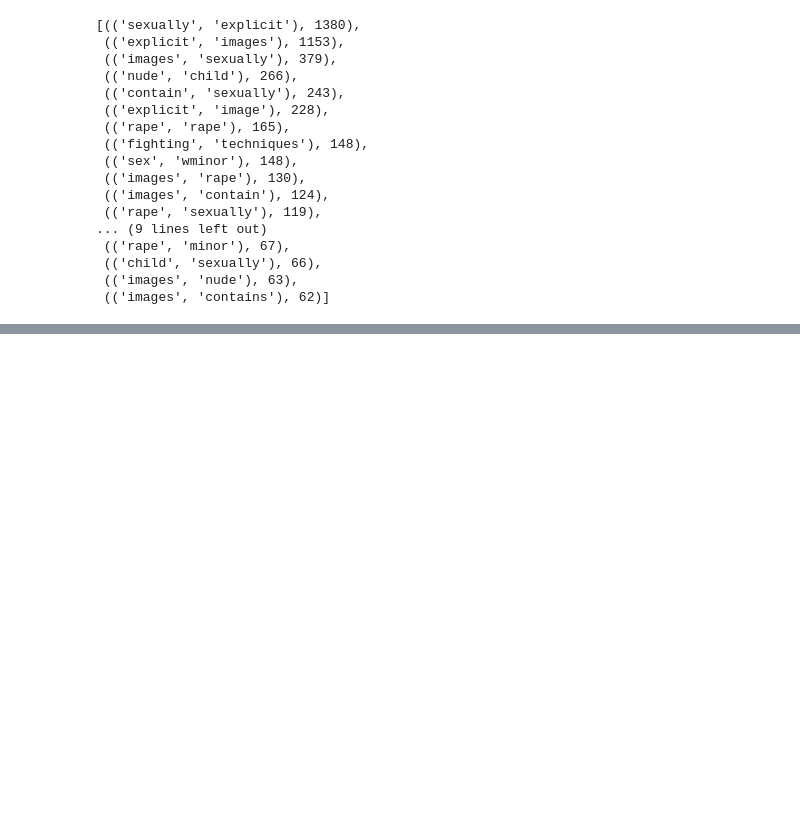
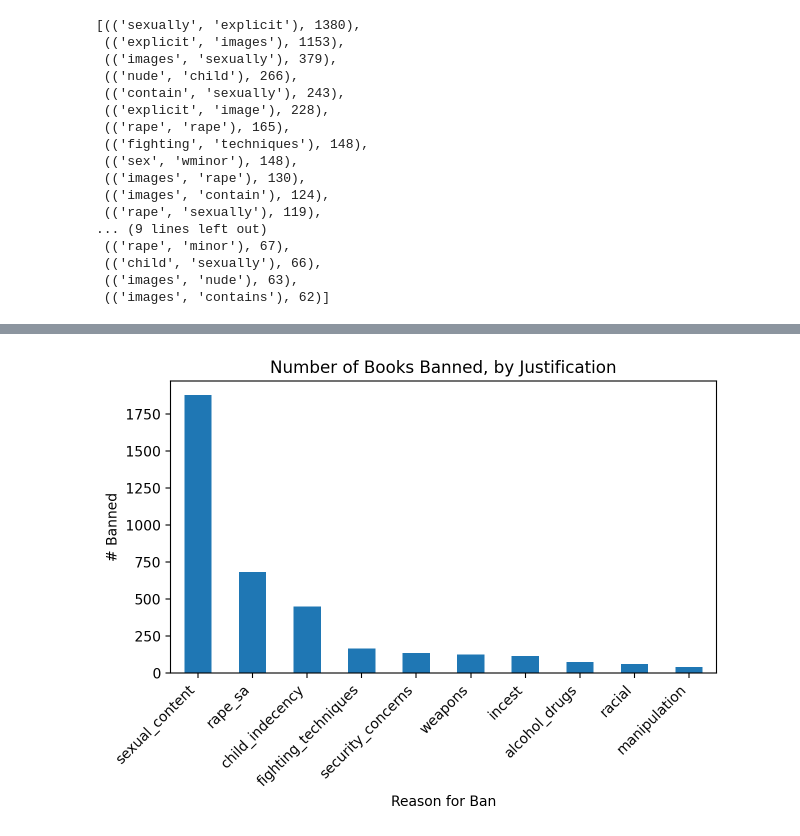
Before and after one commit to arpettey/python_bootcamp, a Jupyter notebook: Banned-Visualized.ipynb, the cells around one changed output, grey strips where cells are left out. Drawn from its saved outputs; the diff is of its cells as text; code cells hidden in the pictures; blank space fills up the shorter version.

```diff
--- a/Banned-Visualized.ipynb
+++ b/Banned-Visualized.ipynb
@@ -225,6 +225,8 @@ merged.head()
 | 4 | 2021-09-08 | 2021 | tx | contain sexually explicit images | Tina Campt | A Black Gaze | NaN | NaN |
 # %%
 merged = merged[merged["subjects"].notna()] # drop all rows without subjects
+# %%
+merged = merged[merged["subjects"] != "nan"] # drop all rows without subjects
 # %%
 merged.head()
 # %% [output]
@@ -460,0 +330,27 @@ filtered.head(10)
+# %%
+# make a dictionary called patterns
+
+patterns = {
+    "sexual_content": "sei|sexually explicit|sexually|explicit|sex minor|sex wminor|sex minor|sex mnr|necrophilia|nec|bst|beastiality|bestiality",
+    "child_indecency": "ind wchild|indecency child|nude child|nud chl",
+    "rape_sa": "rape|sexual assault|sexual assaualt",
+    "incest": "incest|ftrdtr|ftrson|cousincousin|moson",
+    "security_concerns": "escape|security|secuity|hacking|disruption|stg",
+    "fighting_techniques": "offdef|offensivedefensive|offensive defensive|self defense|fighting technique|martial arts",
+    "weapons": "mfg wpns|wpn|weapon|explosives|mfg exp",
+    "alcohol_drugs": "mfg alc|alcohol|alc|drug",
+    "manipulation": "fraud|manipulat|mind control",
+    "racial": "brosis|racial|rcl"
+}
+# %%
+counts = pd.Series({
+    category: merged["clean_reason"].str.contains(
+        pattern,
+        case=False,
+        na=False,
+        regex=True
+    ).sum()
+    for category, pattern in patterns.items()
+})
+
+print(counts.sort_values(ascending=False))
@@ -460,0 +369,9 @@ filtered.head(10)
+# %%
+plot = counts.sort_values(ascending=False).plot(kind='bar', legend=False)
+plot.set_ylabel('# Banned')
+plot.set_xlabel('Reason for Ban')
+plot.set_title('Number of Books Banned, by Justification')
+plt.xticks(rotation=45, ha='right')
+plt.tight_layout()
+# %% [output]
+[figure, added]
```
Also changed, not shown: parts of 10 cells of this notebook.
